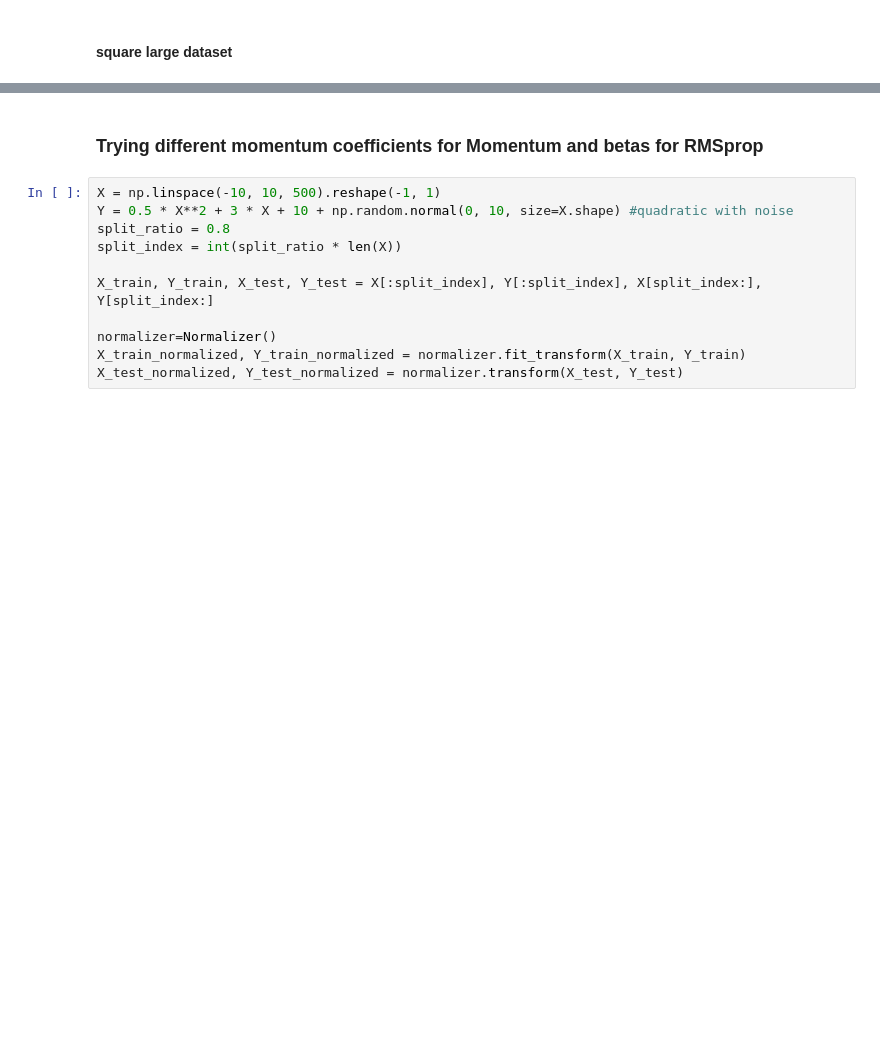
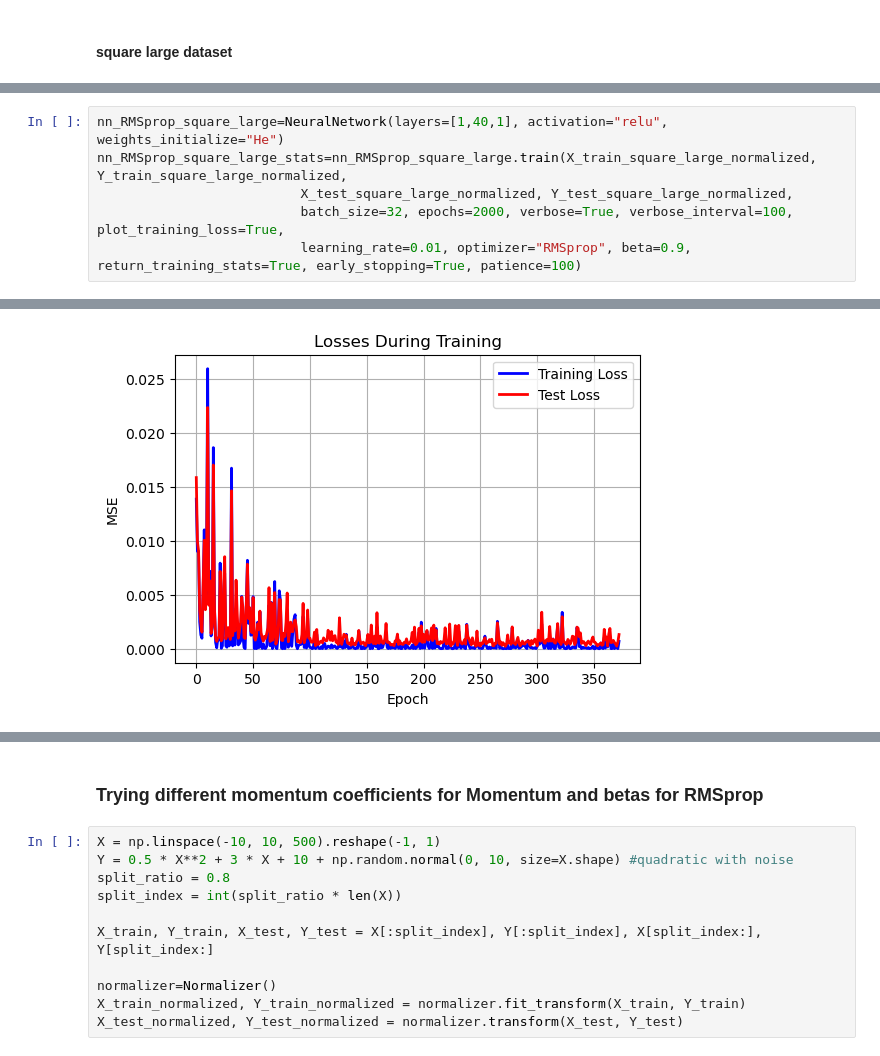
Before and after one commit to sienkozuzanna/miowad, a Jupyter notebook: NeuralNetworks/nn3.ipynb, the cells around one changed output, grey strips where cells are left out. Drawn from its saved outputs; the diff is of its cells as text; blank space fills up the shorter version.

```diff
--- a/NeuralNetworks/nn3.ipynb
+++ b/NeuralNetworks/nn3.ipynb
@@ -292,0 +320,7 @@ plot_training_losses_for_optimizers(nn_sgd_square_large, nn_momentum_square_larg
+# %%
+nn_RMSprop_square_large=NeuralNetwork(layers=[1,40,1], activation="relu", weights_initialize="He")
+nn_RMSprop_square_large_stats=nn_RMSprop_square_large.train(X_train_square_large_normalized, Y_train_square_large_normalized,
+                          X_test_square_large_normalized, Y_test_square_large_normalized,
+                          batch_size=32, epochs=2000, verbose=True, verbose_interval=100, plot_training_loss=True,
+                          learning_rate=0.01, optimizer="RMSprop", beta=0.9, return_training_stats=True, early_stopping=True, patience=100)
+# %% [output]
@@ -292,0 +332 @@ plot_training_losses_for_optimizers(nn_sgd_square_large, nn_momentum_square_larg
+[figure, added]
```
Also changed, not shown: parts of 40 cells of this notebook.
